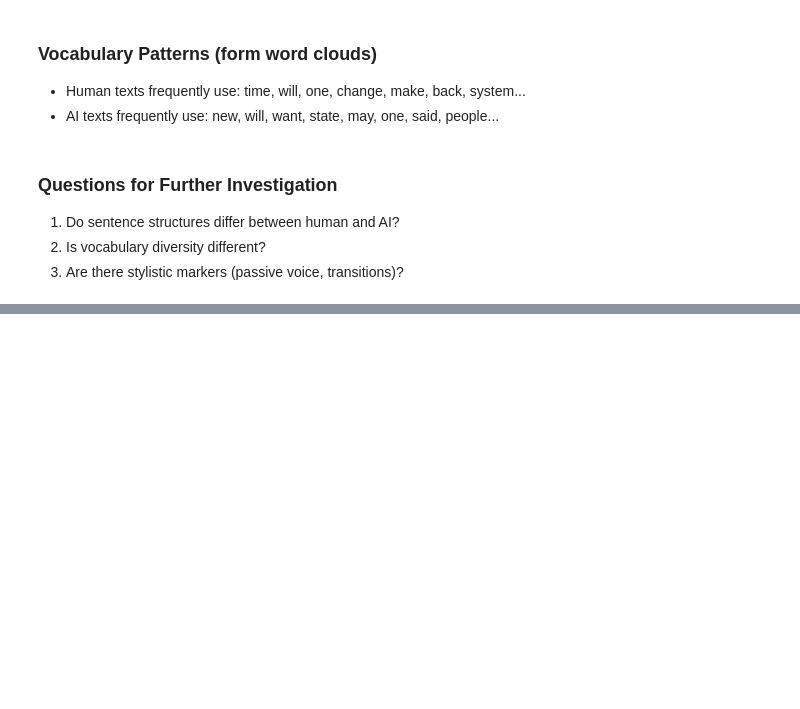
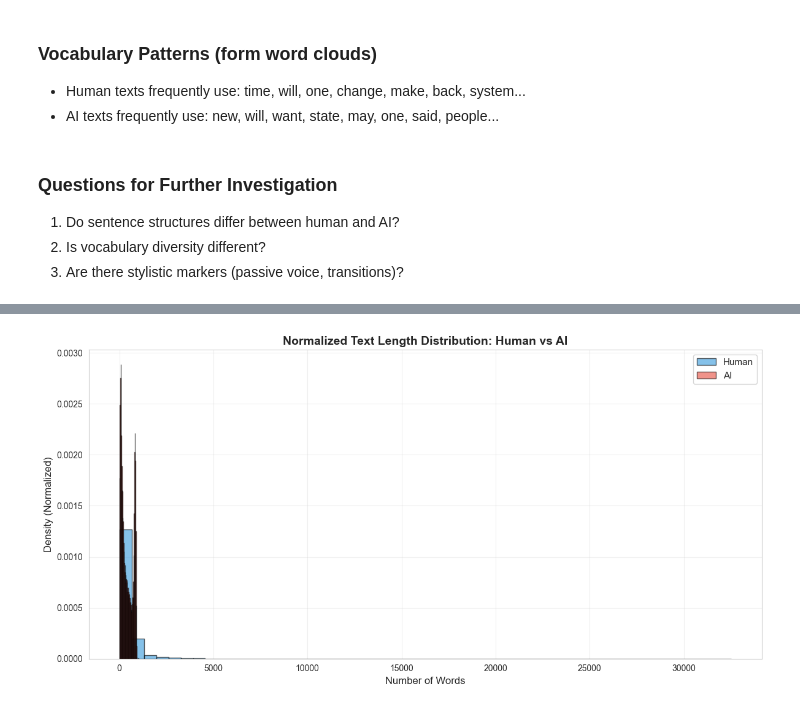
Before and after one commit to Hannahthegreat/ai-text-detection, a Jupyter notebook: notebooks/01_data_exploration.ipynb, the cells around one changed output, grey strips where cells are left out. Drawn from its saved outputs; the diff is of its cells as text; code cells hidden in the pictures; blank space fills up the shorter version.

```diff
--- a/notebooks/01_data_exploration.ipynb
+++ b/notebooks/01_data_exploration.ipynb
@@ -477,0 +814,25 @@ plt.show()
+# %%
+# 2. Normalized text length distribution (better for comparison)
+fig, ax = plt.subplots(figsize=(12, 6))
+
+# get data for each source
+human_words = df_sample_cleaned[df_sample_cleaned['source'] == 'human']['num_words']
+ai_words = df_sample_cleaned[df_sample_cleaned['source'] == 'ai']['num_words']
+
+# create normalized histograms
+ax.hist(human_words, bins=50, alpha=0.6, label='Human',
+        color='#3498db', edgecolor='black', density=True)
+ax.hist(ai_words, bins=50, alpha=0.6, label='AI',
+        color='#e74c3c', edgecolor='black', density=True)
+
+ax.set_xlabel('Number of Words', fontsize=12)
+ax.set_ylabel('Density (Normalized)', fontsize=12)
+ax.set_title("Normalized Text Length Distribution: Human vs AI", fontsize=14, fontweight='bold')
+ax.legend(fontsize=11)
+ax.grid(alpha=0.3)
+
+plt.tight_layout()
+plt.savefig('../visualizations/plots/text_length_normalized.png', dpi=300, bbox_inches='tight')
+plt.show()
+# %% [output]
+[figure, added]
```
Also changed, not shown: parts of 19 cells of this notebook, 8 other files.
